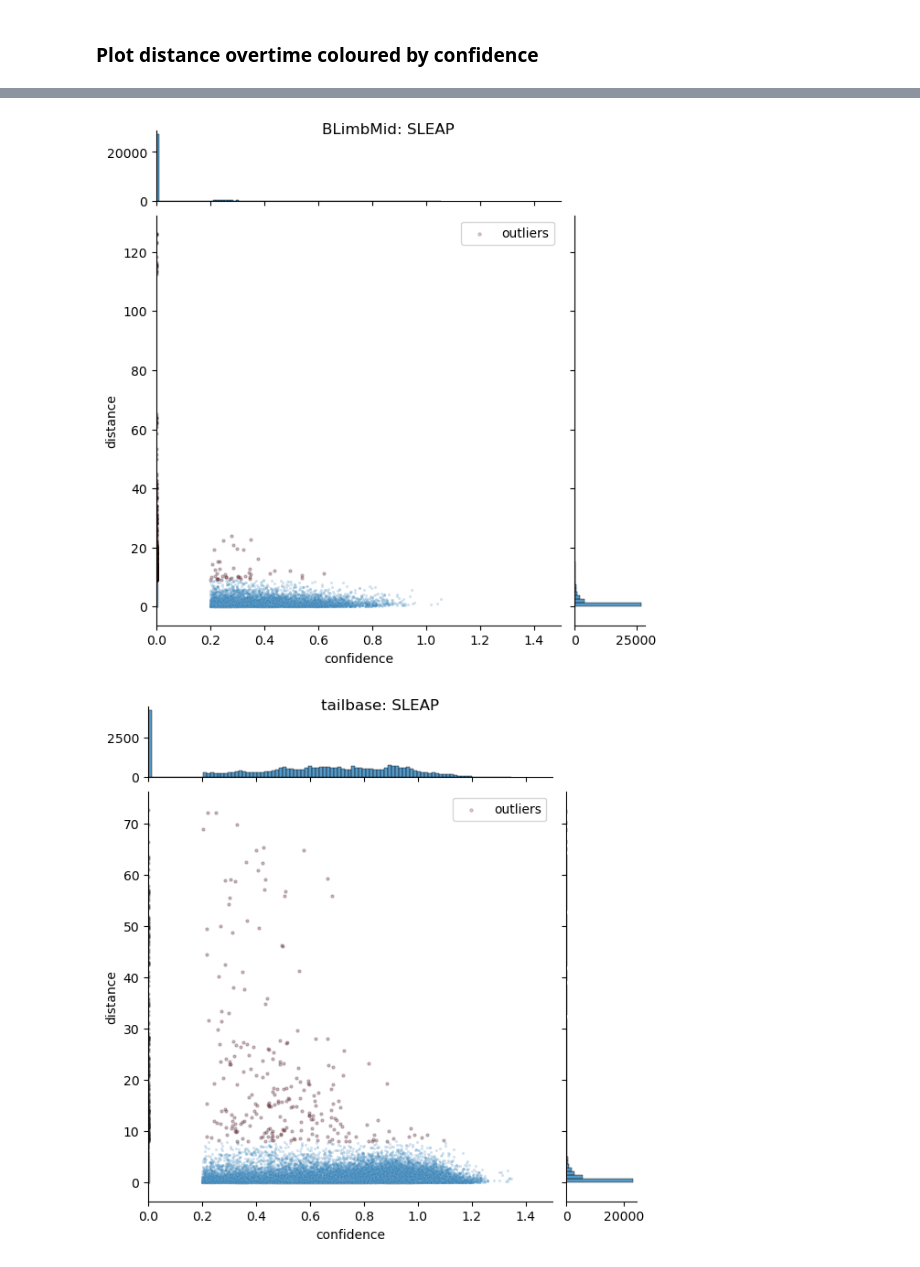
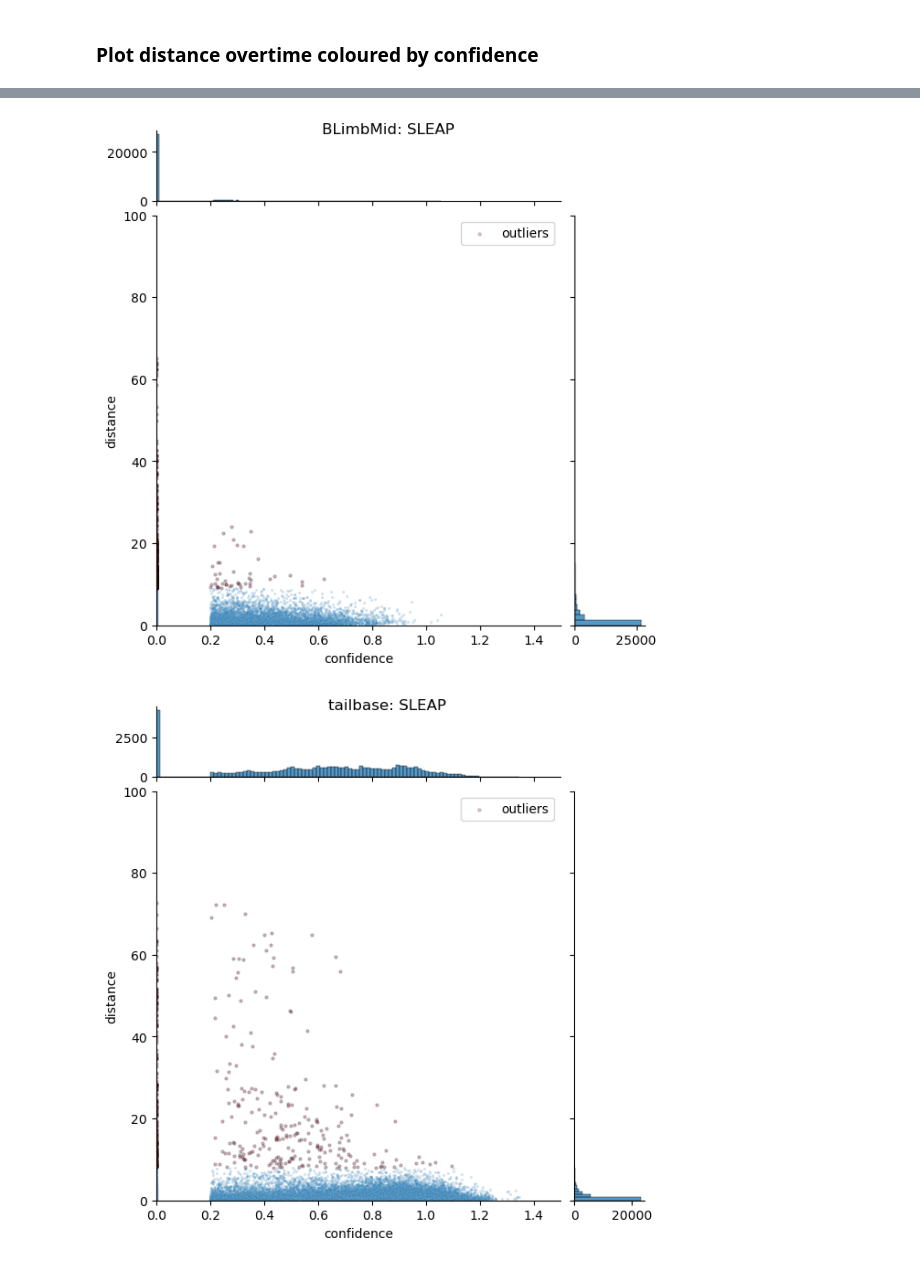
Before and after one commit to iurillilab/3d-setup, a Jupyter notebook: scripts/data_analysis_movement.ipynb, the cells around one changed output, grey strips where cells are left out. Saved outputs shown, nothing was run; the diff lists cells and outputs as text; code cells hidden in the pictures.

```diff
--- a/scripts/data_analysis_movement.ipynb
+++ b/scripts/data_analysis_movement.ipynb
@@ -71,6 +71,7 @@ for i in keypoints:
                        marginal_ticks=True, marginal_kws=dict(bins=100, fill=True), space=0.2,  alpha=0.2, s=5)
     g.ax_joint.scatter(x=confidence[outliers], y=distances[outliers], color='red', s=5, alpha=0.2, label='outliers', edgecolors='black')
     g.ax_joint.set_xlim(0, 1.5)
+    g.ax_joint.set_ylim(0, 100)
 
 
 
@@ -122,6 +123,7 @@ for i in keypoints:
                        marginal_ticks=True, marginal_kws=dict(bins=100, fill=True), space=0.2,  alpha=0.2, s=5)
     g.ax_joint.scatter(x=confidence[outliers], y=distances[outliers], color='red', s=5, alpha=0.2, label='outliers', edgecolors='black')
     g.ax_joint.set_xlim(0, 1.5)
+    g.ax_joint.set_ylim(0, 100)
 
 
 
@@ -142,2 +144,2 @@ for i in keypoints:
-[figure, old version]
+[figure, new version]
-[figure, old version]
+[figure, new version]
```
Also changed, not shown: parts of 2 cells of this notebook.
